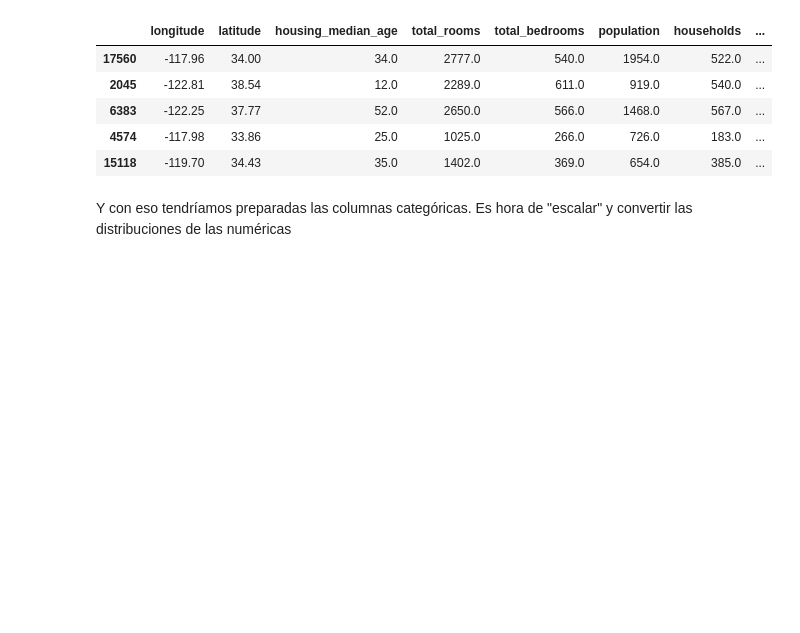
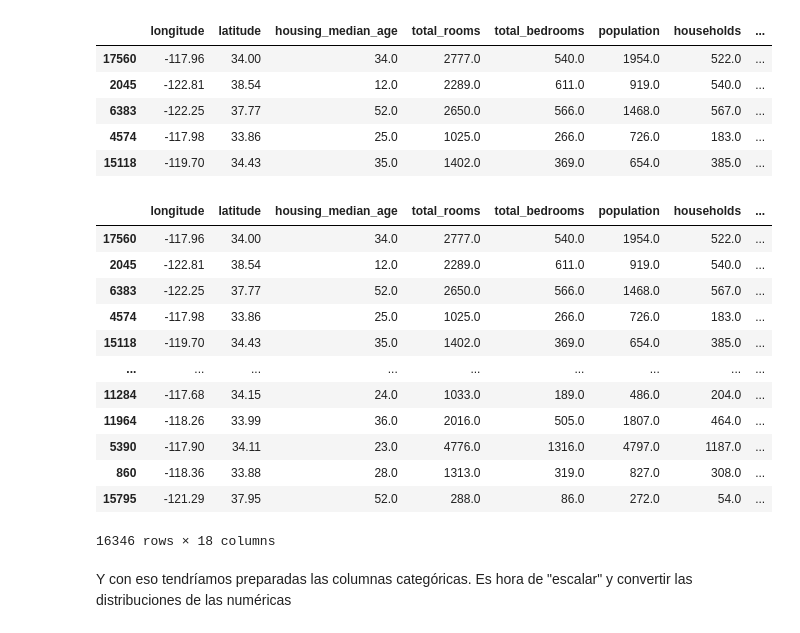
Before and after one commit to laurasalaslozano/repo-lsalas-ejercicios-ds, a Jupyter notebook: Sprint_09/Unidad_02_ML_Introduccion/01_Workout/06_Tratamiento_Features_Categoricas.ipynb, the cells around one changed output. Cells and saved outputs as stored; diff of their text form; code cells hidden in the pictures; blank space fills up the shorter version.

```diff
--- a/Sprint_09/Unidad_02_ML_Introduccion/01_Workout/06_Tratamiento_Features_Categoricas.ipynb
+++ b/Sprint_09/Unidad_02_ML_Introduccion/01_Workout/06_Tratamiento_Features_Categoricas.ipynb
@@ -150,5 +150,20 @@ pd.get_dummies(train_set, columns=["ocean_proximity"], dtype= int).head()
 # %%
 train_set_bck = train_set.copy()
 train_set = pd.get_dummies(train_set, columns = ["ocean_proximity"], dtype = int)
+train_set
+# %% [output]
+|  | longitude | latitude | housing_median_age | total_rooms | total_bedrooms | population | households | ... |
+| 17560 | -117.96 | 34.00 | 34.0 | 2777.0 | 540.0 | 1954.0 | 522.0 | ... |
+| 2045 | -122.81 | 38.54 | 12.0 | 2289.0 | 611.0 | 919.0 | 540.0 | ... |
+| 6383 | -122.25 | 37.77 | 52.0 | 2650.0 | 566.0 | 1468.0 | 567.0 | ... |
+| 4574 | -117.98 | 33.86 | 25.0 | 1025.0 | 266.0 | 726.0 | 183.0 | ... |
+| 15118 | -119.70 | 34.43 | 35.0 | 1402.0 | 369.0 | 654.0 | 385.0 | ... |
+| ... | ... | ... | ... | ... | ... | ... | ... | ... |
+| 11284 | -117.68 | 34.15 | 24.0 | 1033.0 | 189.0 | 486.0 | 204.0 | ... |
+| 11964 | -118.26 | 33.99 | 36.0 | 2016.0 | 505.0 | 1807.0 | 464.0 | ... |
+| 5390 | -117.90 | 34.11 | 23.0 | 4776.0 | 1316.0 | 4797.0 | 1187.0 | ... |
+| 860 | -118.36 | 33.88 | 28.0 | 1313.0 | 319.0 | 827.0 | 308.0 | ... |
+| 15795 | -121.29 | 37.95 | 52.0 | 288.0 | 86.0 | 272.0 | 54.0 | ... |
+16346 rows × 18 columns
 # %% [markdown]
 Y con eso tendríamos preparadas las columnas categóricas. Es hora de "escalar" y convertir las distribuciones de las numéricas
```
Also changed, not shown: parts of 1 cell of this notebook, 1 other file.
